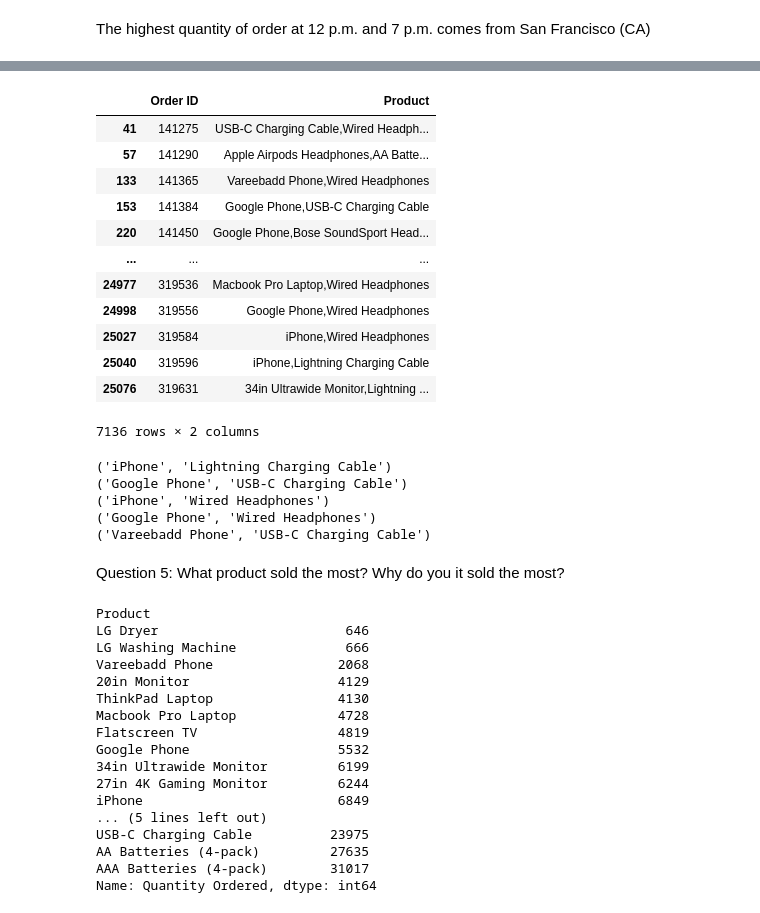
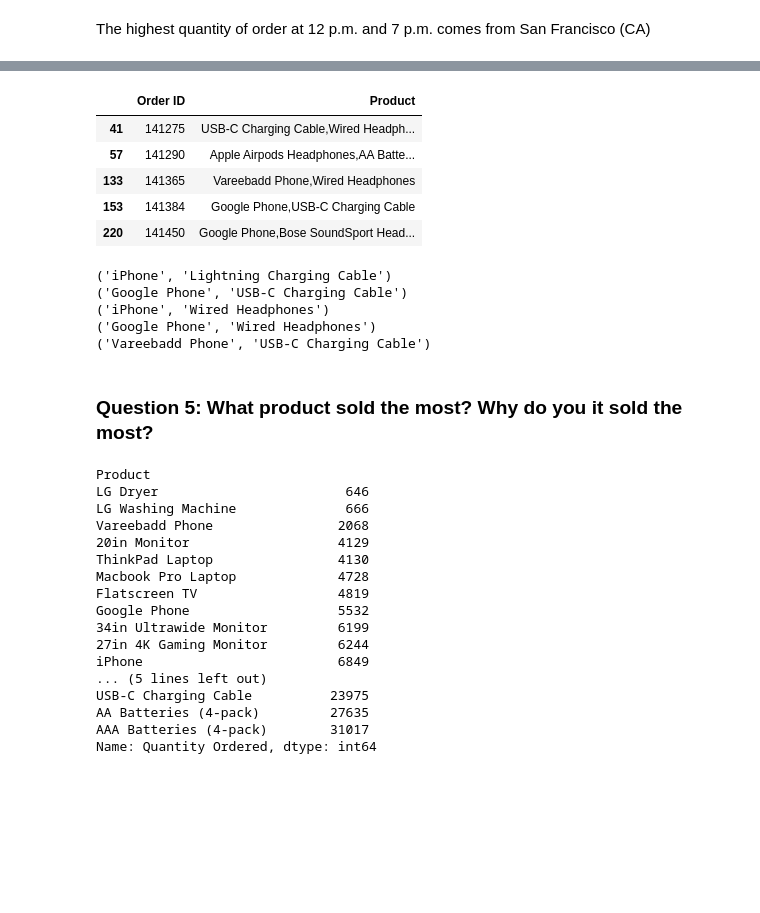
Before and after one commit to vanhuycx/SalesAnalysis_Project, a Jupyter notebook: SalesAnalysisProblem.ipynb, the cells around one changed output, grey strips where cells are left out. Drawn from its saved outputs; the diff is of its cells as text; code cells hidden in the pictures; blank space fills up the shorter version.

```diff
--- a/SalesAnalysisProblem.ipynb
+++ b/SalesAnalysisProblem.ipynb
@@ -364,19 +359,20 @@ inclusive_duplicated.drop_duplicates(inplace=True)
-# %%
-inclusive_duplicated
-# %% [output]
-|  | Order ID | Product |
-| 41 | 141275 | USB-C Charging Cable,Wired Headph... |
-| 57 | 141290 | Apple Airpods Headphones,AA Batte... |
-| 133 | 141365 | Vareebadd Phone,Wired Headphones |
-| 153 | 141384 | Google Phone,USB-C Charging Cable |
-| 220 | 141450 | Google Phone,Bose SoundSport Head... |
-| ... | ... | ... |
-| 24977 | 319536 | Macbook Pro Laptop,Wired Headphones |
-| 24998 | 319556 | Google Phone,Wired Headphones |
-| 25027 | 319584 | iPhone,Wired Headphones |
-| 25040 | 319596 | iPhone,Lightning Charging Cable |
-| 25076 | 319631 | 34in Ultrawide Monitor,Lightning ... |
-7136 rows × 2 columns
+# %%
+# Select only "Order ID" and "Product"
+inclusive_duplicated = inclusive_duplicated[['Order ID','Product']]
+
+# Join product together groupby Order ID
+inclusive_duplicated['Product'] = inclusive_duplicated.groupby('Order ID')['Product'].transform(lambda x : ','.join(x))
+
+# Drop duplicated rows
+inclusive_duplicated.drop_duplicates(inplace=True)
+inclusive_duplicated.head()
+# %% [output]
+|  | Order ID | Product |
+| 41 | 141275 | USB-C Charging Cable,Wired Headph... |
+| 57 | 141290 | Apple Airpods Headphones,AA Batte... |
+| 133 | 141365 | Vareebadd Phone,Wired Headphones |
+| 153 | 141384 | Google Phone,USB-C Charging Cable |
+| 220 | 141450 | Google Phone,Bose SoundSport Head... |
 # %%
 #Iterate through the product the print the pair of 3 products bought together
 # Referenced: https://stackoverflow.com/questions/52195887/counting-unique-pairs-of-numbers-into-a-python-dictionary
@@ -399,5 +395,5 @@ for key, values in count.most_common(5):
 ('Google Phone', 'Wired Headphones')
 ('Vareebadd Phone', 'USB-C Charging Cable')
 # %% [markdown]
-Question 5: What product sold the most? Why do you it sold the most?
+### Question 5: What product sold the most? Why do you it sold the most?
 # %%
```
Also changed, not shown: parts of 14 cells of this notebook.
